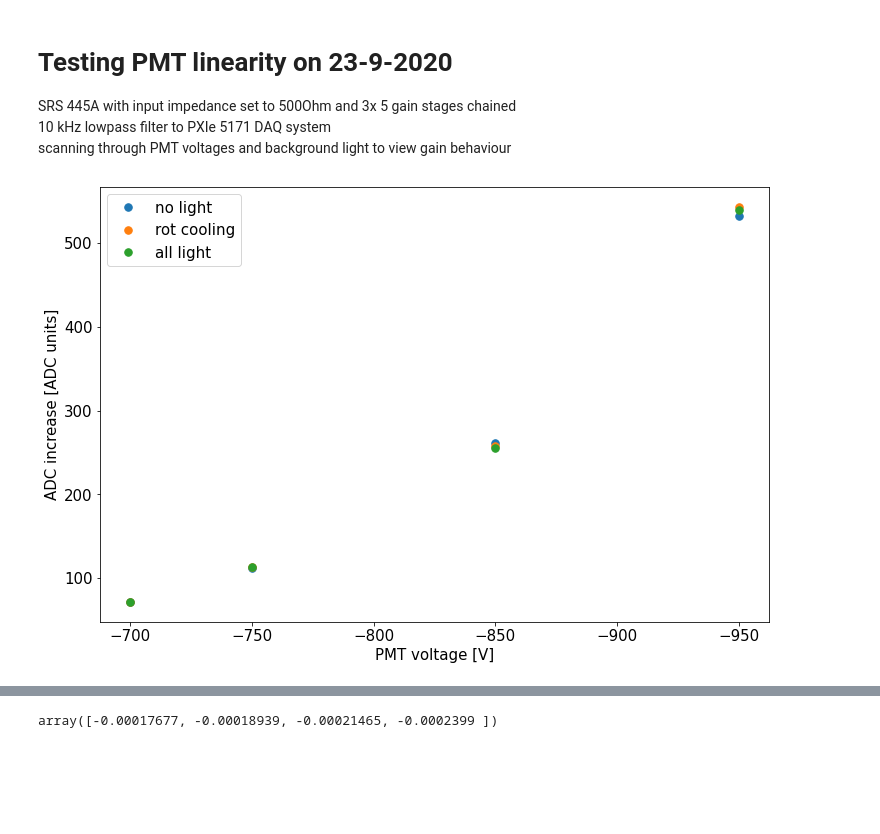
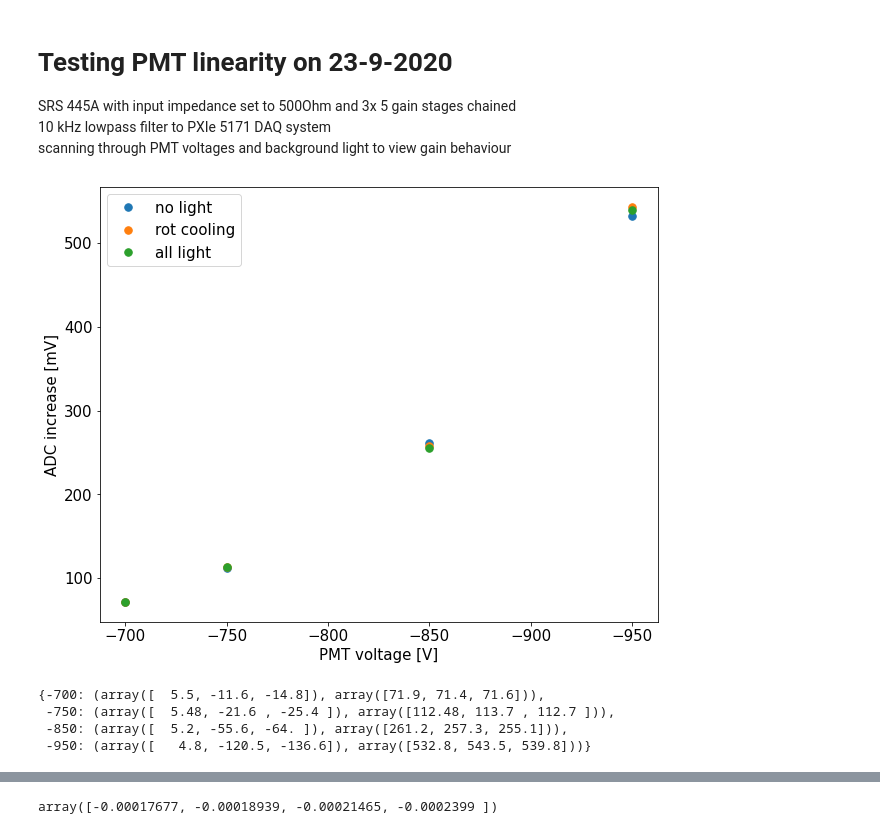
Before and after one commit to ograsdijk/CeNTREX-notebooks, a Jupyter notebook: rotational cooling/PMT Saturation Check 23_9_2020.ipynb, the cells around one changed output, grey strips where cells are left out. Drawn from its saved outputs; the diff is of its cells as text; code cells hidden in the pictures; blank space fills up the shorter version.

```diff
--- a/rotational cooling/PMT Saturation Check 23_9_2020.ipynb
+++ b/rotational cooling/PMT Saturation Check 23_9_2020.ipynb
@@ -21,16 +21,28 @@ rot_cooling_diff = np.abs(np.diff(rot_cooling, axis = 0).flatten())
 all_light_diff = np.abs(np.diff(all_light, axis = 0).flatten())
 voltages = np.array([-700, -750, -850, -950]) # V
 # %%
-fig, ax = plt.subplots(figsize = (12,8))
+fig, ax = plt.subplots(figsize = (10,8))
 ax.plot(voltages, no_light_diff, '.', ms = 15, label = 'no light')
 ax.plot(voltages, rot_cooling_diff, '.', ms = 15, label = 'rot cooling')
 ax.plot(voltages, all_light_diff, '.', ms = 15, label = 'all light')
 ax.legend(fontsize = 15)
 
 ax.invert_xaxis()
 
 ax.set_xlabel('PMT voltage [V]')
-ax.set_ylabel('ADC increase [ADC units]')
+ax.set_ylabel('ADC increase [mV]')
 set_fontsize(ax, 15)
 # %% [output]
-[figure, old version]
+[figure, new version]
+# %%
+bg_vs_signal = {}
+for idx, v in enumerate(voltages):
+    x = np.array([no_light[0,idx], rot_cooling[0,idx], all_light[0,idx]])
+    y = np.array([no_light_diff[idx], rot_cooling_diff[idx], all_light_diff[idx]])
+    bg_vs_signal[v] = (x,y)
+bg_vs_signal
+# %% [output]
+{-700: (array([  5.5, -11.6, -14.8]), array([71.9, 71.4, 71.6])),
+ -750: (array([  5.48, -21.6 , -25.4 ]), array([112.48, 113.7 , 112.7 ])),
+ -850: (array([  5.2, -55.6, -64. ]), array([261.2, 257.3, 255.1])),
+ -950: (array([   4.8, -120.5, -136.6]), array([532.8, 543.5, 539.8]))}
```
Also changed, not shown: parts of 1 cell of this notebook, 2 other files.
